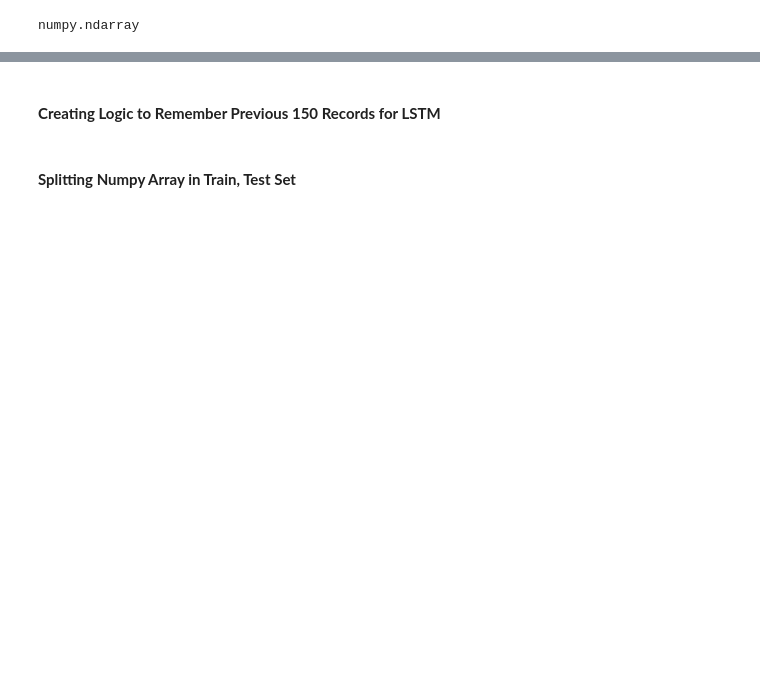
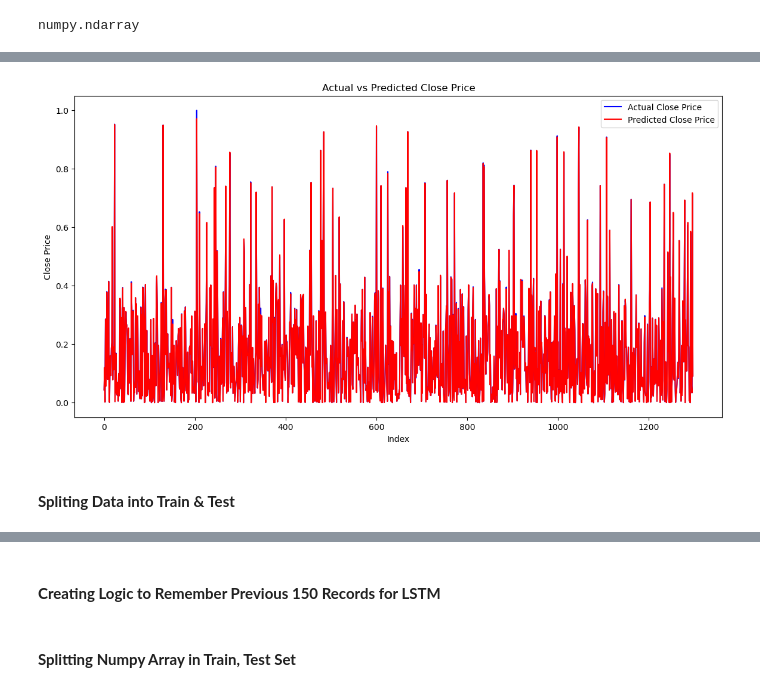
Before and after one commit to nilayjain12/Stock-Price-Prediction, a Jupyter notebook: notebooks/StockPricePrediction.ipynb, the cells around one changed output, grey strips where cells are left out. Cells and saved outputs as stored; diff of their text form; code cells hidden in the pictures; blank space fills up the shorter version.

```diff
--- a/notebooks/StockPricePrediction.ipynb
+++ b/notebooks/StockPricePrediction.ipynb
@@ -137,0 +132,42 @@ data_frame_scaled.shape
+# %%
+import numpy as np
+import pandas as pd
+from sklearn.model_selection import train_test_split
+from sklearn.ensemble import RandomForestRegressor
+from sklearn.metrics import mean_squared_error
+import matplotlib.pyplot as plt
+
+# Assume 'data_frame_scaled' is your numpy array (6487, 6)
+# Load the data into a DataFrame to handle it easily
+columns = ['Open', 'High', 'Low', 'Close', 'Adj Close', 'Volume']
+df = pd.DataFrame(data_frame_scaled, columns=columns)
+
+# Split the data into features and target variable
+X = df[['Open', 'High', 'Low', 'Adj Close', 'Volume']]
+y = df['Close']
+
+# Split the dataset into training and testing sets
+X_train, X_test, y_train, y_test = train_test_split(X, y, test_size=0.2)
+
+# Choose a model, here we'll use RandomForestRegressor for better performance
+model = RandomForestRegressor(n_estimators=100, random_state=42)
+
+# Train the model
+model.fit(X_train, y_train)
+
+# Make predictions
+y_pred = model.predict(X_test)
+# %%
+# Plot actual vs predicted close prices
+plt.figure(figsize=(14, 7))
+plt.plot(y_test.values, label='Actual Close Price', color='b', linestyle='-')  # Line for actual values
+plt.plot(y_pred, label='Predicted Close Price', color='r', linestyle='-')  # Line for predicted values
+plt.xlabel('Index')
+plt.ylabel('Close Price')
+plt.title('Actual vs Predicted Close Price')
+plt.legend()
+plt.show()
+# %% [output]
+[figure, added]
+# %% [markdown]
+#### **Spliting Data into Train & Test**
```
Also changed, not shown: parts of 43 cells of this notebook, 6 other files.
